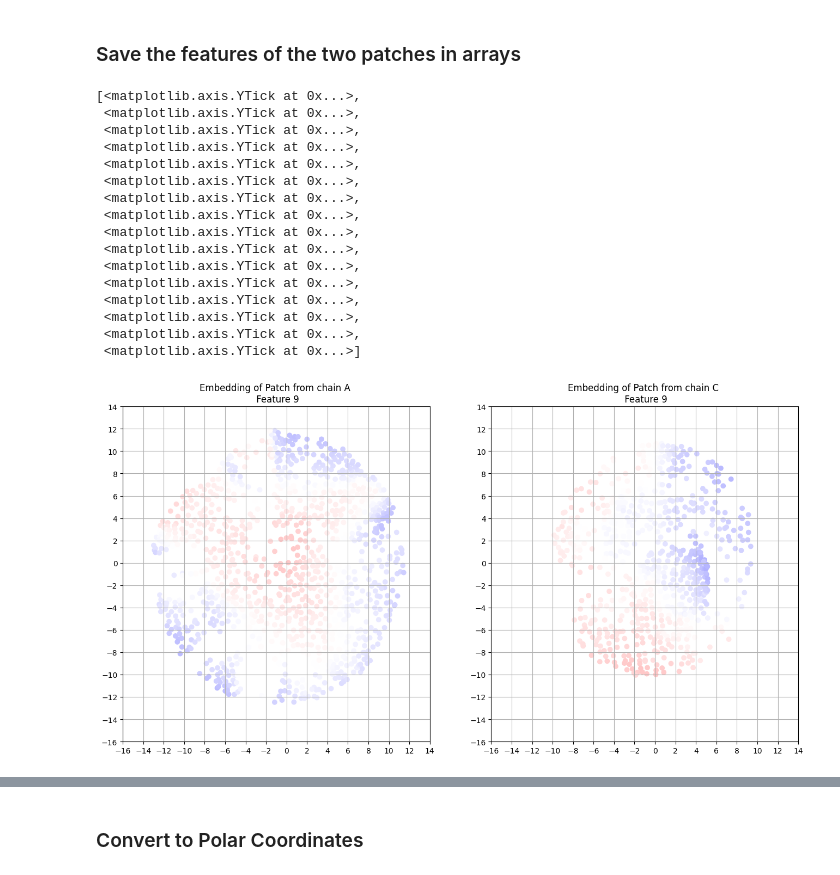
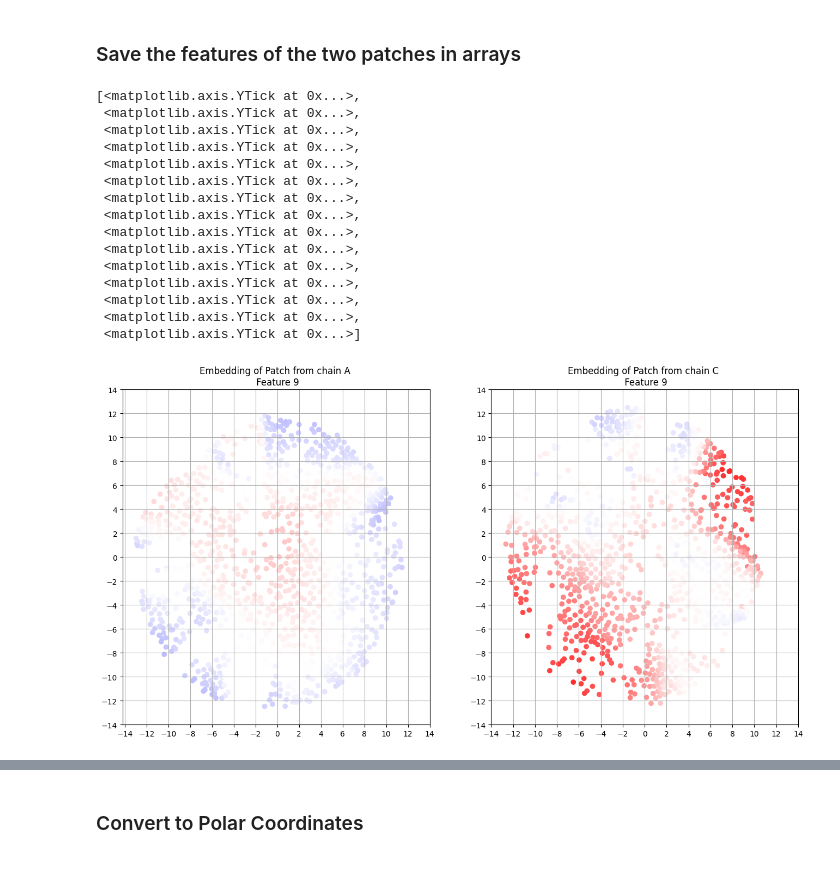
Before and after one commit to DavidGraber/protein_surface_modelling, a Jupyter notebook: main.ipynb, the cells around one changed output, grey strips where cells are left out. Drawn from its saved outputs; the diff is of its cells as text; code cells hidden in the pictures.

```diff
--- a/main.ipynb
+++ b/main.ipynb
@@ -57,6 +54,6 @@ features_C = normalize_m11(features_C)
 ### Select Center for Patch Extraction
 # %%
 center_A = 4419 #buried_A_center
-center_C =  446 #random.randint(0, len(coords_C))
+center_C =  6820 #random.randint(0, len(coords_C))
 print(center_A, center_C)
 # %% [output]
@@ -285,42 +281,41 @@ features_patch_C = patch_C["features"]
 # %%
 feature = 9
 
-normalize = colors.Normalize(vmin=-1, vmax=1)
+normalize_col_features = colors.Normalize(vmin=-1, vmax=1)
 
 fig, (ax1, ax2) = plt.subplots(1, 2, figsize=(16,8))
 
 ax1 = plt.subplot(1,2,1)
-ax1.scatter(embedding_A[:,0], embedding_A[:,1], c = features_patch_A[:,feature], cmap = "bwr", norm=normalize)
+ax1.scatter(embedding_A[:,0], embedding_A[:,1], c = features_patch_A[:,feature], cmap = "bwr", norm=normalize_col_features)
 ax1.set_title("Embedding of Patch from chain A \n Feature {feature}".format(feature=feature))
 ax1.grid(axis = "x")
 ax1.grid(axis = "y")
-ax1.xaxis.set_ticks(np.arange(-16, 16, 2))
-ax1.yaxis.set_ticks(np.arange(-16, 16, 2))
+ax1.xaxis.set_ticks(np.arange(-14, 16, 2))
+ax1.yaxis.set_ticks(np.arange(-14, 16, 2))
 
 
 ax2 = plt.subplot(1,2,2)
 
-ax2.scatter(embedding_C[:,0], embedding_C[:,1], c = features_patch_C[:,feature], cmap = "bwr", norm=normalize)
+ax2.scatter(embedding_C[:,0], embedding_C[:,1], c = features_patch_C[:,feature], cmap = "bwr", norm=normalize_col_features)
 ax2.set_title("Embedding of Patch from chain C \n Feature {feature}".format(feature=feature))
 ax2.grid(axis = "x")
 ax2.grid(axis = "y")
-ax2.xaxis.set_ticks(np.arange(-16, 16, 2))
-ax2.yaxis.set_ticks(np.arange(-16, 16, 2))
+ax2.xaxis.set_ticks(np.arange(-14, 16, 2))
+ax2.yaxis.set_ticks(np.arange(-14, 16, 2))
 # %% [output]
 [<matplotlib.axis.YTick at 0x...>,
  <matplotlib.axis.YTick at 0x...>,
  <matplotlib.axis.YTick at 0x...>,
  <matplotlib.axis.YTick at 0x...>,
  <matplotlib.axis.YTick at 0x...>,
  <matplotlib.axis.YTick at 0x...>,
  <matplotlib.axis.YTick at 0x...>,
  <matplotlib.axis.YTick at 0x...>,
  <matplotlib.axis.YTick at 0x...>,
  <matplotlib.axis.YTick at 0x...>,
  <matplotlib.axis.YTick at 0x...>,
  <matplotlib.axis.YTick at 0x...>,
  <matplotlib.axis.YTick at 0x...>,
  <matplotlib.axis.YTick at 0x...>,
- <matplotlib.axis.YTick at 0x...>,
  <matplotlib.axis.YTick at 0x...>]
-[figure, old version]
+[figure, new version]
```
Also changed, not shown: parts of 20 cells of this notebook.
